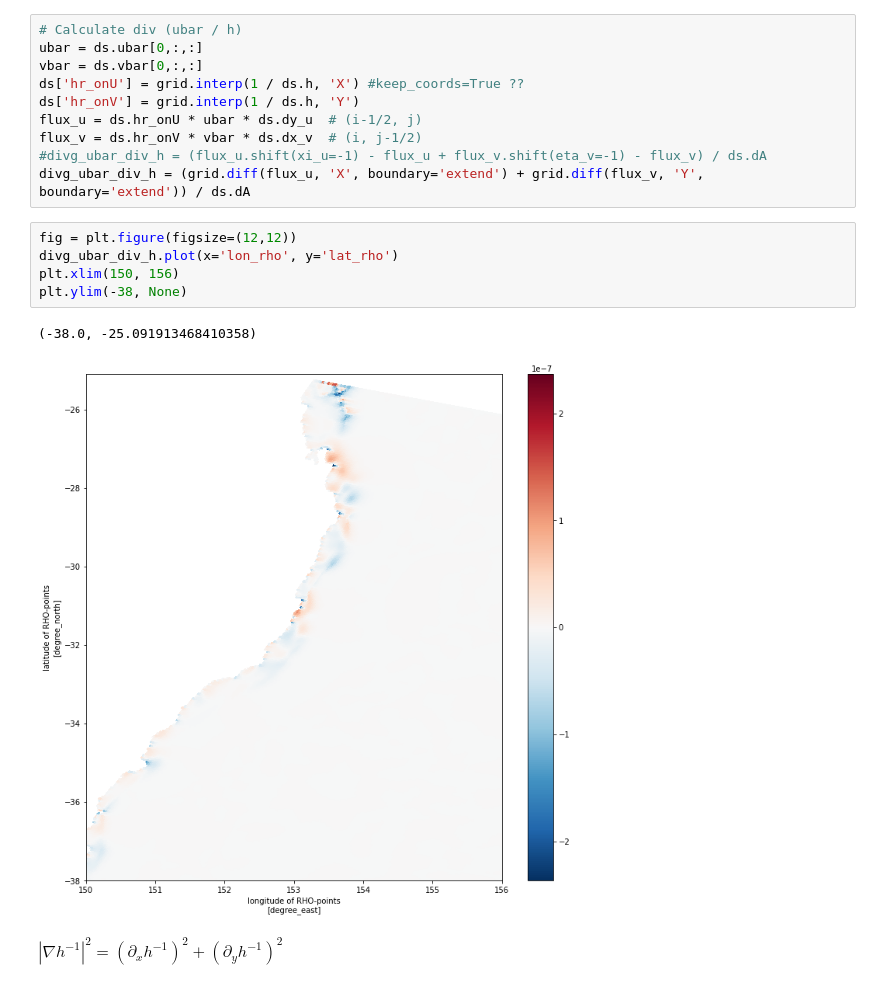
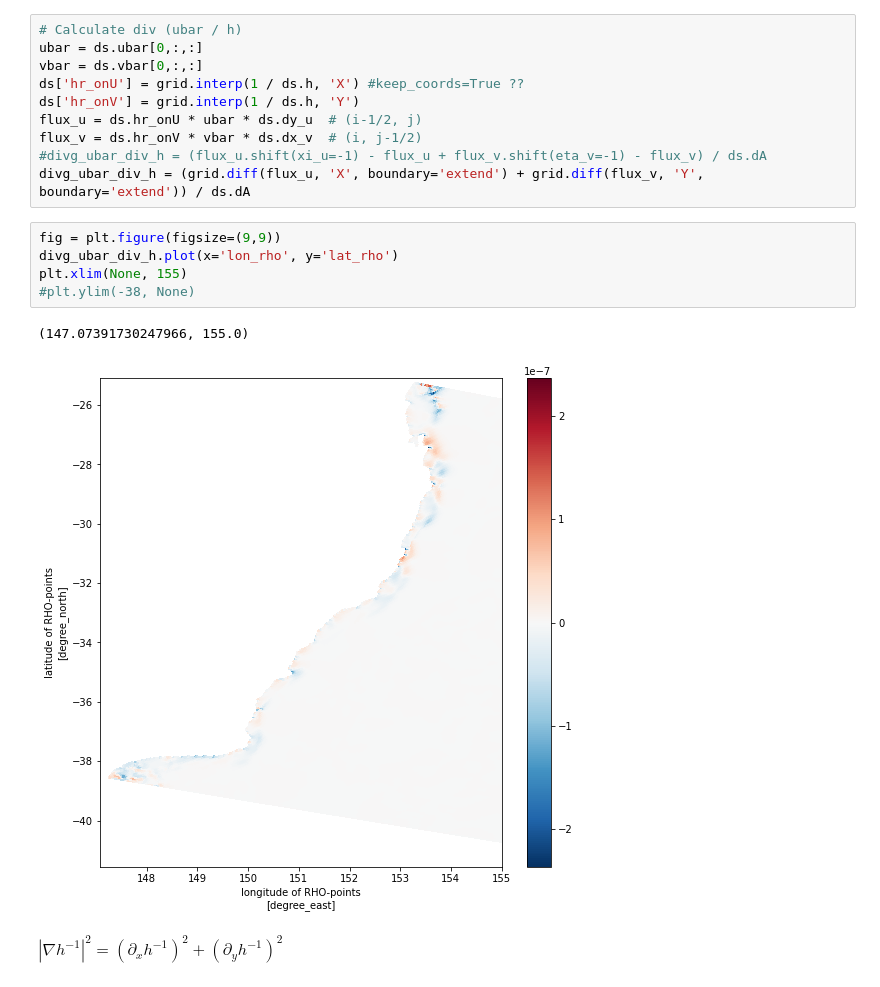
Before and after one commit to nmalan/EAC_Xshelf_volume_transport, a Jupyter notebook: stanley_eqn.ipynb, the cells around one changed output. Drawn from its saved outputs; the diff is of its cells as text.

```diff
--- a/stanley_eqn.ipynb
+++ b/stanley_eqn.ipynb
@@ -104,13 +104,13 @@ flux_v = ds.hr_onV * vbar * ds.dx_v  # (i, j-1/2)
 #divg_ubar_div_h = (flux_u.shift(xi_u=-1) - flux_u + flux_v.shift(eta_v=-1) - flux_v) / ds.dA
 divg_ubar_div_h = (grid.diff(flux_u, 'X', boundary='extend') + grid.diff(flux_v, 'Y', boundary='extend')) / ds.dA
 # %%
-fig = plt.figure(figsize=(12,12))
+fig = plt.figure(figsize=(9,9))
 divg_ubar_div_h.plot(x='lon_rho', y='lat_rho')
-plt.xlim(150, 156)
-plt.ylim(-38, None)
+plt.xlim(None, 155)
+#plt.ylim(-38, None)
 # %% [output]
-(-38.0, -25.091913468410358)
+(147.07391730247966, 155.0)
-[figure, old version]
+[figure, new version]
 # %% [markdown]
 $|\nabla h^{-1}|^2 = (\partial_x h^{-1})^2 + (\partial_y h^{-1})^2$
 # %%
```
Also changed, not shown: parts of 1 cell of this notebook.
